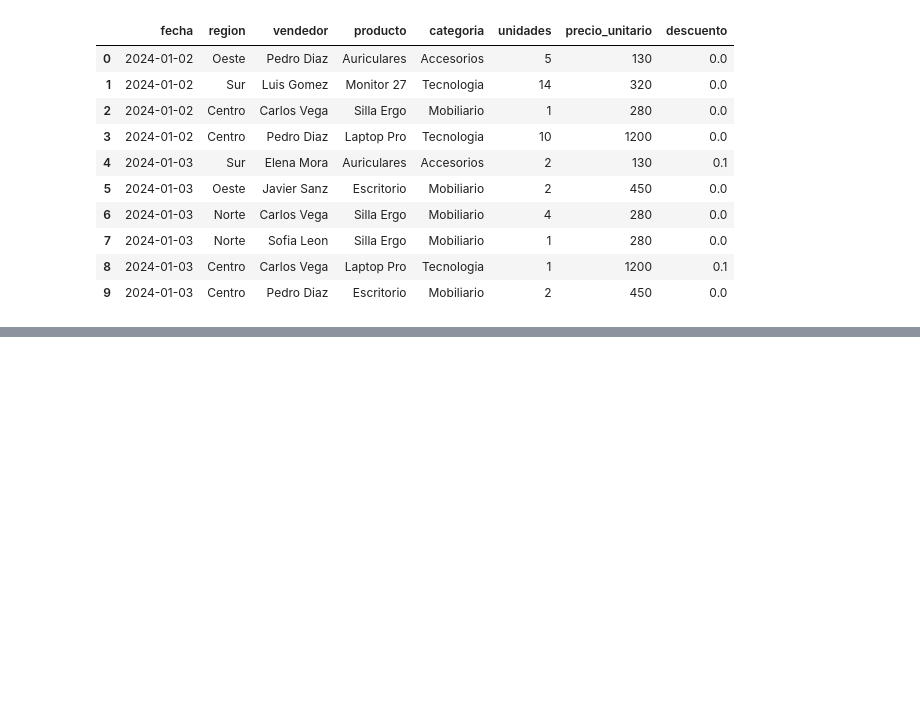
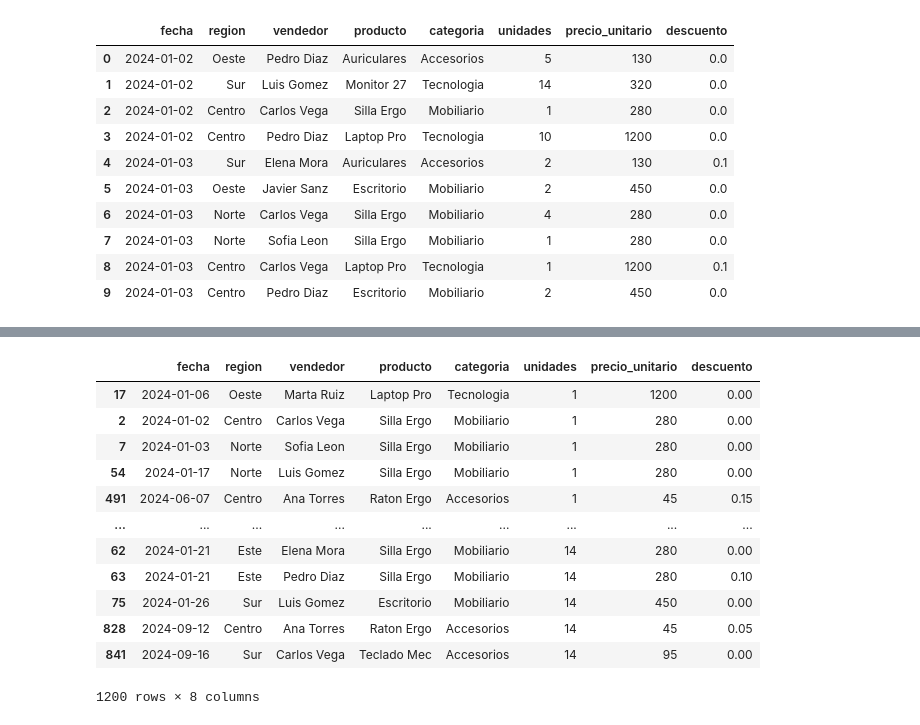
Before and after one commit to dpuse-lang/datascience-g8, a Jupyter notebook: pandas.ipynb, the cells around one changed output, grey strips where cells are left out. Drawn from its saved outputs; the diff is of its cells as text; code cells hidden in the pictures; blank space fills up the shorter version.

```diff
--- a/pandas.ipynb
+++ b/pandas.ipynb
@@ -89,0 +257,16 @@ df.head(n=10)
+# %%
+df.sort_values("unidades", ascending=True)
+# %% [output]
+|  | fecha | region | vendedor | producto | categoria | unidades | precio_unitario | descuento |
+| 17 | 2024-01-06 | Oeste | Marta Ruiz | Laptop Pro | Tecnologia | 1 | 1200 | 0.00 |
+| 2 | 2024-01-02 | Centro | Carlos Vega | Silla Ergo | Mobiliario | 1 | 280 | 0.00 |
+| 7 | 2024-01-03 | Norte | Sofia Leon | Silla Ergo | Mobiliario | 1 | 280 | 0.00 |
+| 54 | 2024-01-17 | Norte | Luis Gomez | Silla Ergo | Mobiliario | 1 | 280 | 0.00 |
+| 491 | 2024-06-07 | Centro | Ana Torres | Raton Ergo | Accesorios | 1 | 45 | 0.15 |
+| ... | ... | ... | ... | ... | ... | ... | ... | ... |
+| 62 | 2024-01-21 | Este | Elena Mora | Silla Ergo | Mobiliario | 14 | 280 | 0.00 |
+| 63 | 2024-01-21 | Este | Pedro Diaz | Silla Ergo | Mobiliario | 14 | 280 | 0.10 |
+| 75 | 2024-01-26 | Sur | Luis Gomez | Escritorio | Mobiliario | 14 | 450 | 0.00 |
+| 828 | 2024-09-12 | Centro | Ana Torres | Raton Ergo | Accesorios | 14 | 45 | 0.05 |
+| 841 | 2024-09-16 | Sur | Carlos Vega | Teclado Mec | Accesorios | 14 | 95 | 0.00 |
+1200 rows × 8 columns
```
Also changed, not shown: parts of 19 cells of this notebook, 6 other files.
